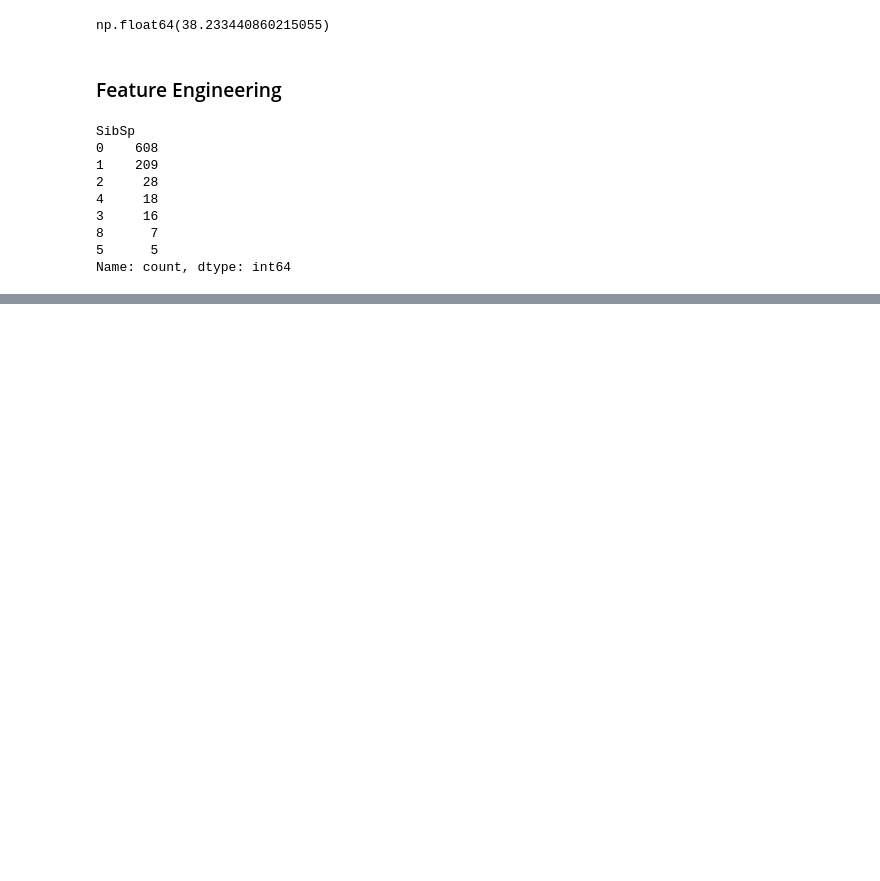
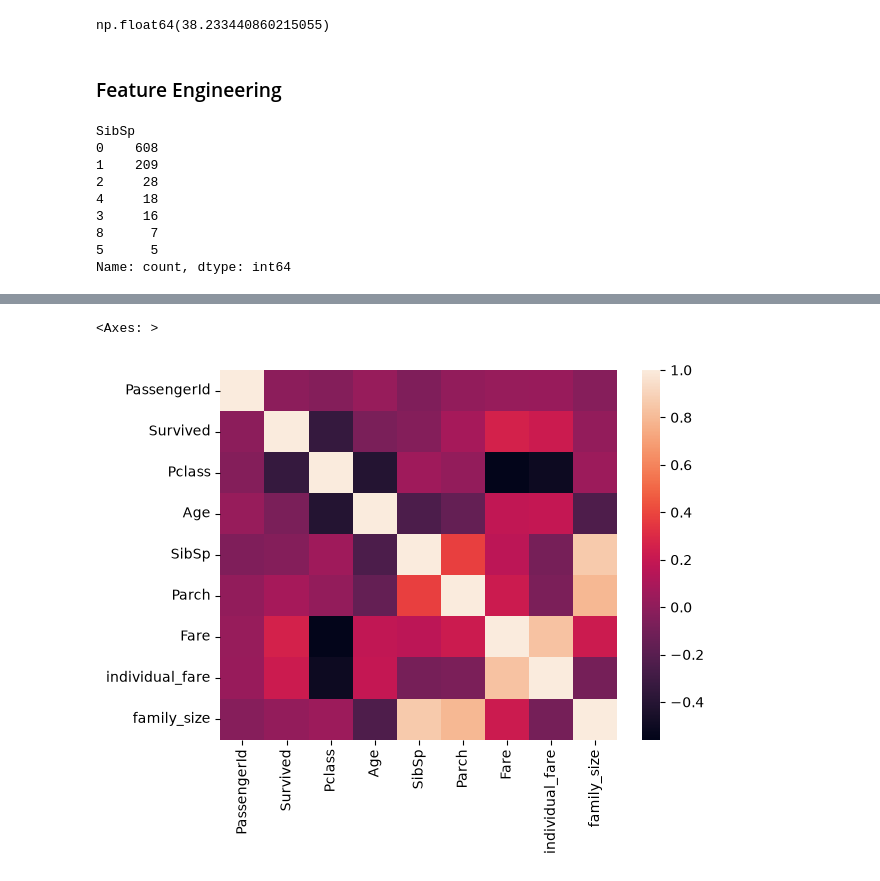
Before and after one commit to abhishekpadwal06/dev, a Jupyter notebook: EDA/eda_101.ipynb, the cells around one changed output, grey strips where cells are left out. Drawn from its saved outputs; the diff is of its cells as text; code cells hidden in the pictures; blank space fills up the shorter version.

```diff
--- a/EDA/eda_101.ipynb
+++ b/EDA/eda_101.ipynb
@@ -437,0 +824,5 @@ Name: count, dtype: int64
+# %%
+sns.heatmap(df.corr(numeric_only=True))
+# %% [output]
+<Axes: >
+[figure, added]
```
Also changed, not shown: parts of 62 cells of this notebook.
